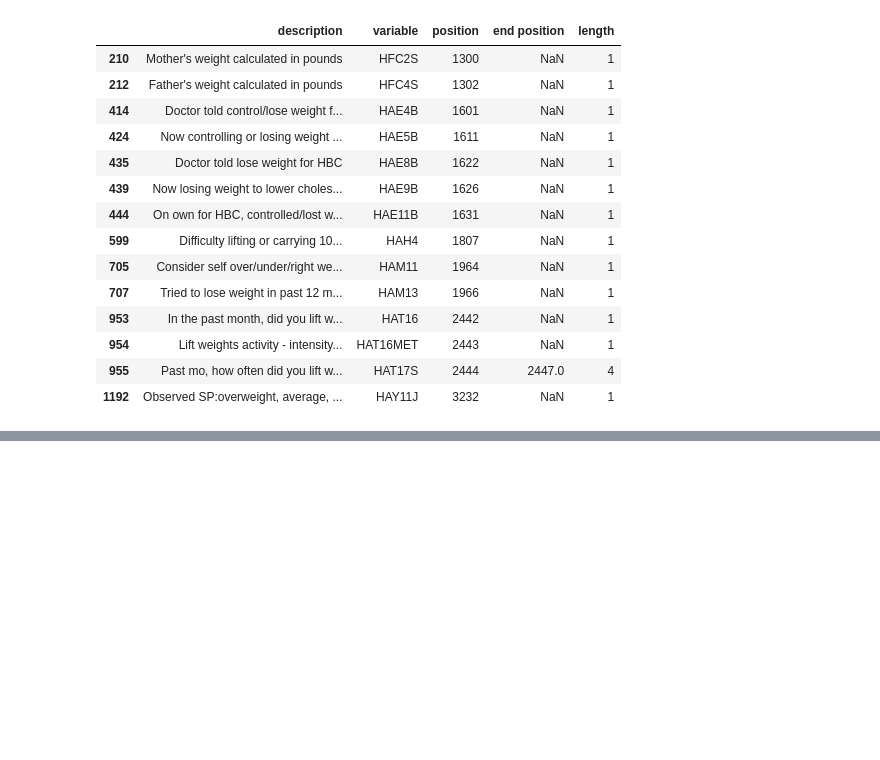
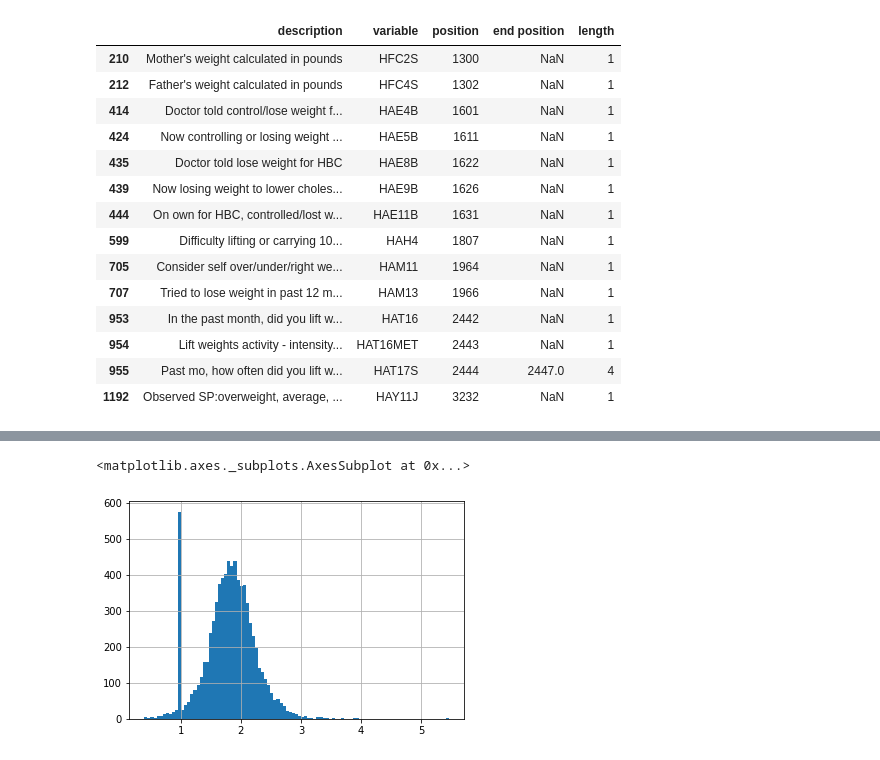
Before and after one commit to climatebrad/nhanes, a Jupyter notebook: nhanes.ipynb, the cells around one changed output, grey strips where cells are left out. Drawn from its saved outputs; the diff is of its cells as text; code cells hidden in the pictures; blank space fills up the shorter version.

```diff
--- a/nhanes.ipynb
+++ b/nhanes.ipynb
@@ -143,0 +229,5 @@ cols[cols.description.str.contains('weight|pounds') & ~cols.description.str.cont
+# %%
+exam.data[(exam.data.HSSEX == 2) & (exam.data.DMARACER == 1)].PEFROVERFVC.hist(bins='auto')
+# %% [output]
+<matplotlib.axes._subplots.AxesSubplot at 0x...>
+[figure, added]
```
Also changed, not shown: parts of 17 cells of this notebook, 1 other file.
